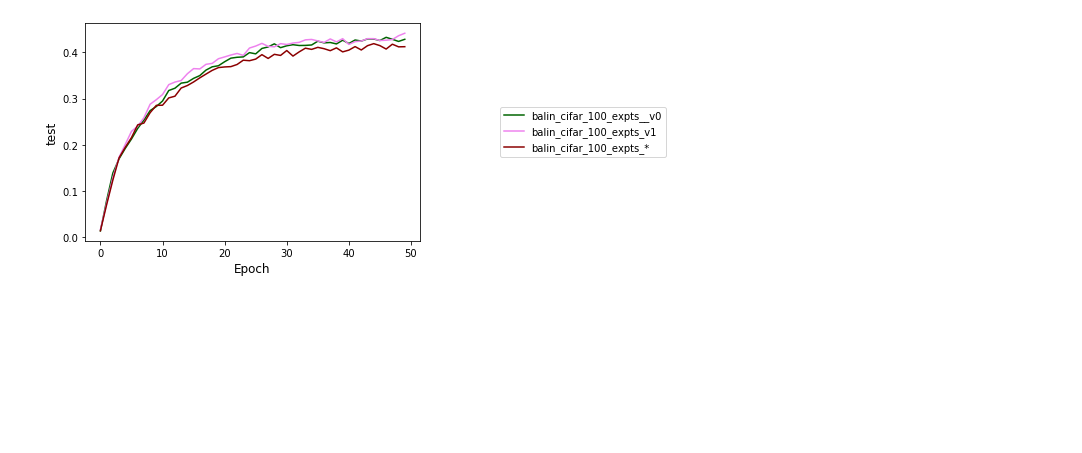
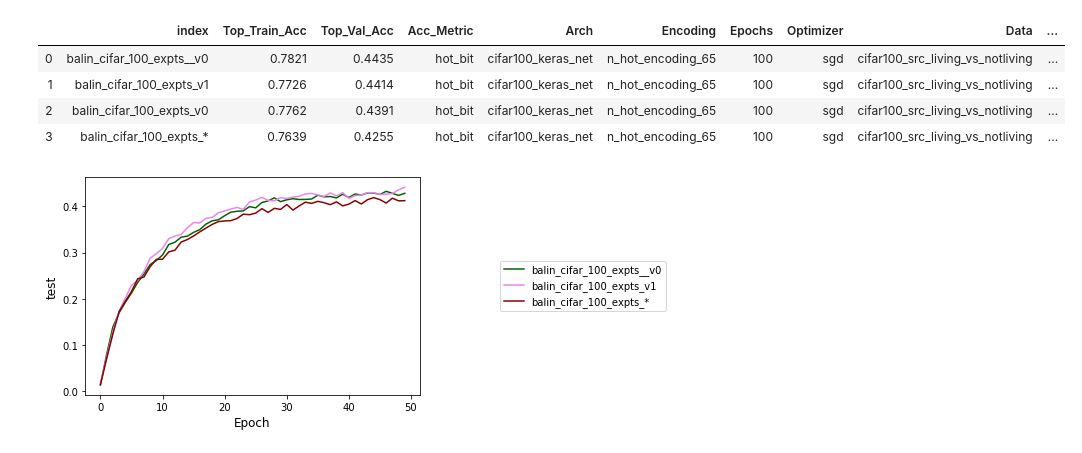
Before and after one commit to smgutstein/DNN_Expts, a Jupyter notebook: Expt_Summarizer_2.ipynb, the cells around one changed output. Saved outputs shown, nothing was run; the diff lists cells and outputs as text; code cells hidden in the pictures; blank space fills up the shorter version.

Commit message:
Better display for Tfer expts

```diff
--- a/Expt_Summarizer_2.ipynb
+++ b/Expt_Summarizer_2.ipynb
@@ -157,4 +157,13 @@ def get_expt_data(root_dir):
     y = get_summary_dicts(x)
     z = get_dataframe(y)
     return z
+# %%
+z = get_expt_data('./opt_tfer_expts_5')
+z
+# %% [output]
+|  | index | Top_Train_Acc | Top_Val_Acc | Acc_Metric | Arch | Encoding | Epochs | Optimizer | Data | ... |
+| 0 | balin_cifar_100_expts__v0 | 0.7821 | 0.4435 | hot_bit | cifar100_keras_net | n_hot_encoding_65 | 100 | sgd | cifar100_src_living_vs_notliving | ... |
+| 1 | balin_cifar_100_expts_v1 | 0.7726 | 0.4414 | hot_bit | cifar100_keras_net | n_hot_encoding_65 | 100 | sgd | cifar100_src_living_vs_notliving | ... |
+| 2 | balin_cifar_100_expts_v0 | 0.7762 | 0.4391 | hot_bit | cifar100_keras_net | n_hot_encoding_65 | 100 | sgd | cifar100_src_living_vs_notliving | ... |
+| 3 | balin_cifar_100_expts_* | 0.7639 | 0.4255 | hot_bit | cifar100_keras_net | n_hot_encoding_65 | 100 | sgd | cifar100_src_living_vs_notliving | ... |
 # %%
```
Also changed, not shown: parts of 1 cell of this notebook.
